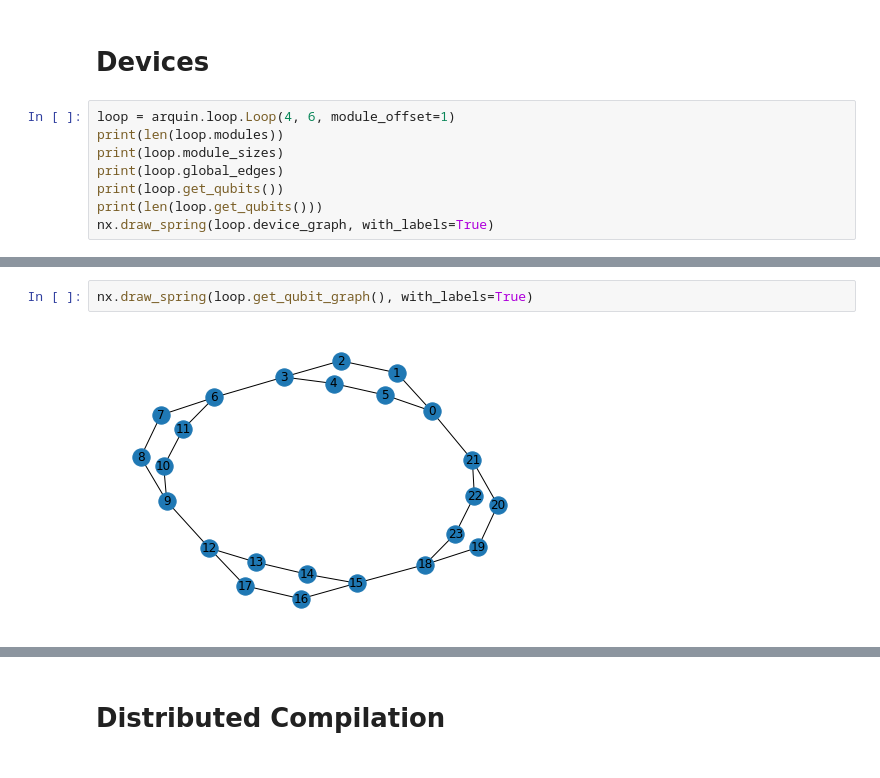
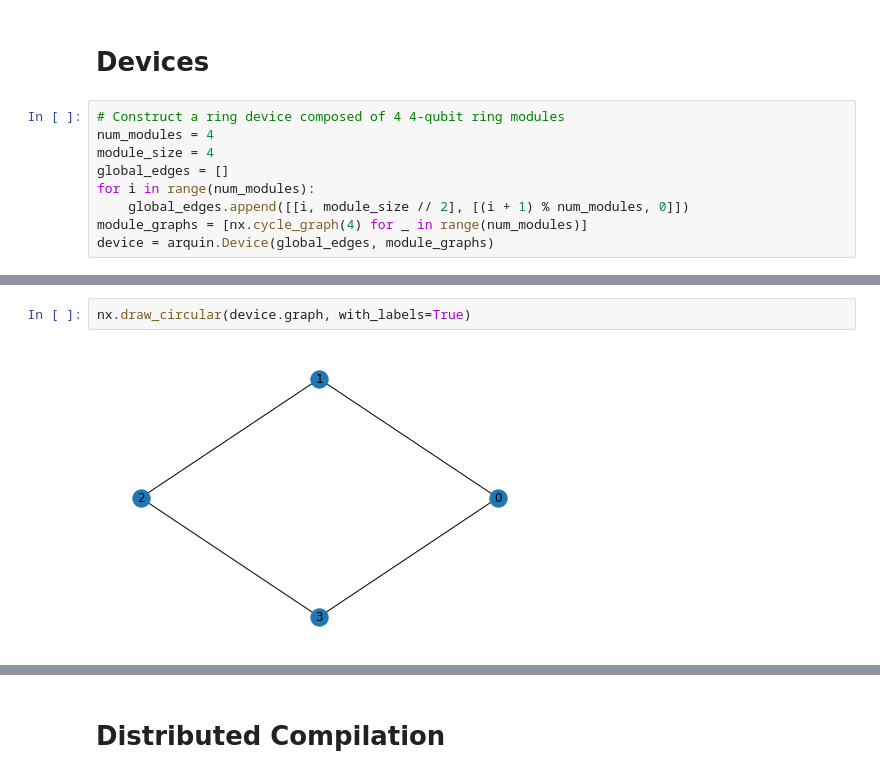
Before and after one commit to teaguetomesh/c2qa-modular-qc, a Jupyter notebook: examples/example_notebook.ipynb, the cells around one changed output, grey strips where cells are left out. Saved outputs shown, nothing was run; the diff lists cells and outputs as text.

```diff
--- a/examples/example_notebook.ipynb
+++ b/examples/example_notebook.ipynb
@@ -21,10 +14,11 @@ nx.draw_spring(ring.module_graph, with_labels=True)
 # %% [markdown]
 # Devices
 # %%
-loop = arquin.loop.Loop(4, 6, module_offset=1)
-print(len(loop.modules))
-print(loop.module_sizes)
-print(loop.global_edges)
-print(loop.get_qubits())
-print(len(loop.get_qubits()))
-nx.draw_spring(loop.device_graph, with_labels=True)
+# Construct a ring device composed of 4 4-qubit ring modules
+num_modules = 4
+module_size = 4
+global_edges = []
+for i in range(num_modules):
+    global_edges.append([[i, module_size // 2], [(i + 1) % num_modules, 0]])
+module_graphs = [nx.cycle_graph(4) for _ in range(num_modules)]
+device = arquin.Device(global_edges, module_graphs)
@@ -38,4 +25,4 @@ nx.draw_spring(loop.device_graph, with_labels=True)
 # %%
-nx.draw_spring(loop.get_qubit_graph(), with_labels=True)
+nx.draw_circular(device.graph, with_labels=True)
 # %% [output]
-[figure, old version]
+[figure, new version]
```
Also changed, not shown: parts of 8 cells of this notebook, 3 other files.
